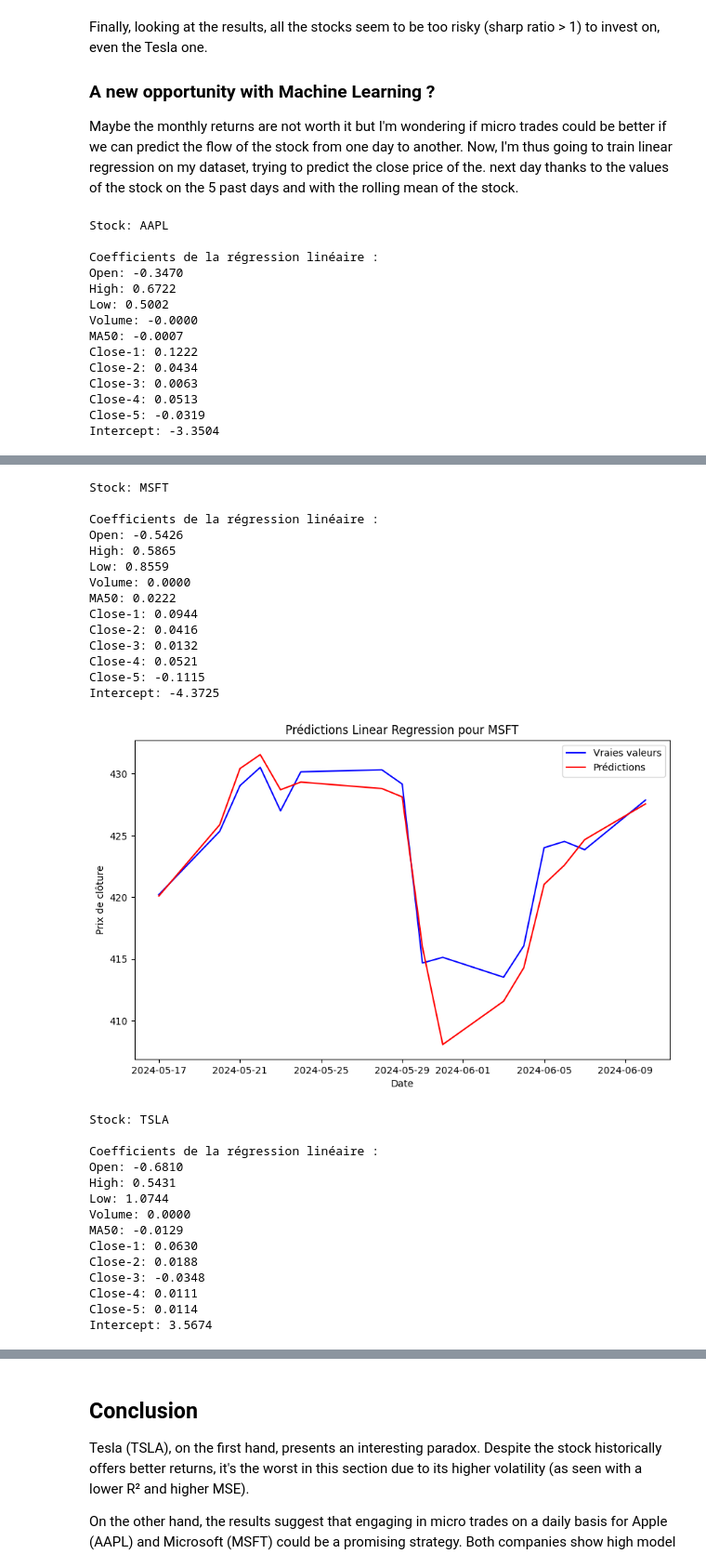
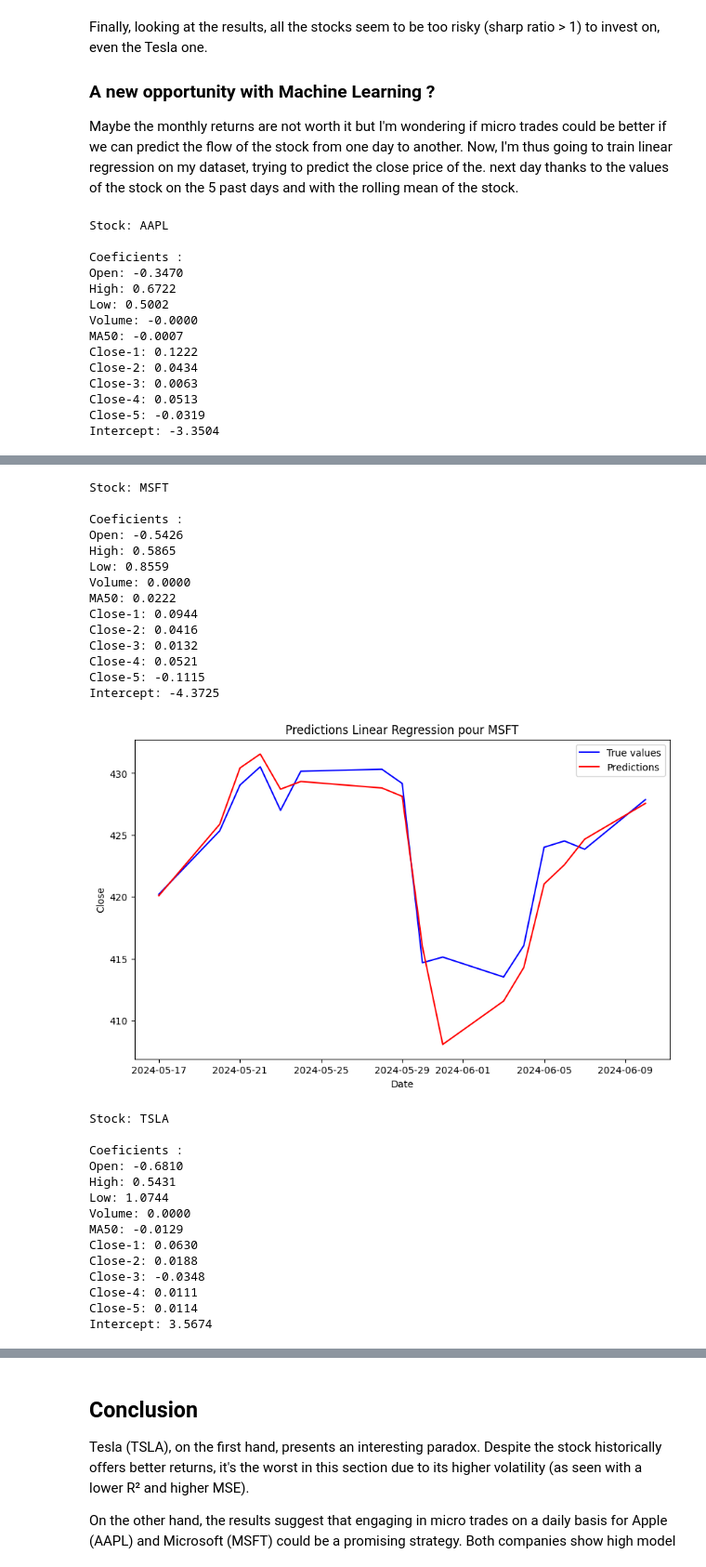
Before and after one commit to yboady/Data_Science_And_ML, a Jupyter notebook: Investment_Strategy_on_stocks.ipynb, the cells around one changed output, grey strips where cells are left out. Shown: that part at 93% size. Cells and saved outputs as stored; diff of their text form; code cells hidden in the pictures.

```diff
--- a/Investment_Strategy_on_stocks.ipynb
+++ b/Investment_Strategy_on_stocks.ipynb
@@ -192,77 +192,65 @@ def predict_stock_prices(dataframes):
     for stock, data in dataframes.items():
         print(f"Stock: {stock}")
 
-        # Calcul de la moyenne mobile sur 20 jours (correction par rapport à 50 jours dans l'exemple)
         data['MA50'] = data['Close'].rolling(window=20).mean()
 
-        # Ajout des colonnes pour les 5 derniers jours
         data['Close-1'] = data['Close'].shift(1)
         data['Close-2'] = data['Close'].shift(2)
         data['Close-3'] = data['Close'].shift(3)
         data['Close-4'] = data['Close'].shift(4)
         data['Close-5'] = data['Close'].shift(5)
 
-        # Supprimer les valeurs manquantes après avoir décalé les données
         data.dropna(inplace=True)
 
-        # Inclure les nouvelles colonnes dans X (les données d'entrée)
         X = data[['Open', 'High', 'Low', 'Volume', 'MA50', 'Close-1', 'Close-2', 'Close-3', 'Close-4', 'Close-5']]
         y = data['Close']
 
-        # Découper les données par date, 80% pour l'entraînement, 20% pour le test
         split_index = int(len(X) * 0.8)
         X_train, X_test = X.iloc[:split_index], X.iloc[split_index:]
         y_train, y_test = y.iloc[:split_index], y.iloc[split_index:]
 
-        # Définir les modèles à tester
         models = {
             'Linear Regression': LinearRegression(),
             #'SVR': SVR(kernel='rbf', C=100, gamma=0.1, epsilon=0.1),
             #'Random Forest': RandomForestRegressor(n_estimators=100, random_state=42)
         }
 
-        # Stocker les résultats de chaque modèle
         model_results = {}
         for name, model in models.items():
             model.fit(X_train, y_train)
             predictions = model.predict(X_test)
 
-            # Calcul des performances
             mse = mean_squared_error(y_test, predictions)
             r2 = r2_score(y_test, predictions)
 
             model_results[name] = {'MSE': mse, 'R²': r2}
 
-            # Imprimer les coefficients pour le modèle de régression linéaire
             if name == 'Linear Regression':
-                print("\nCoefficients de la régression linéaire :")
+                print("\nCoeficients :")
                 coef_dict = dict(zip(X.columns, model.coef_))
                 for feature, coef in coef_dict.items():
                     print(f"{feature}: {coef:.4f}")
                 print(f"Intercept: {model.intercept_:.4f}\n")
 
-            # Plot des prédictions par rapport aux vraies valeurs
             plt.figure(figsize=(10, 6))
-            plt.plot(y_test.index, y_test, label="Vraies valeurs", color='blue')
-            plt.plot(y_test.index, predictions, label="Prédictions", color='red')
-            plt.title(f"Prédictions {name} pour {stock}")
+            plt.plot(y_test.index, y_test, label="True values", color='blue')
+            plt.plot(y_test.index, predictions, label="Predictions", color='red')
+            plt.title(f"Predictions {name} pour {stock}")
             plt.xlabel("Date")
-            plt.ylabel("Prix de clôture")
+            plt.ylabel("Close")
             plt.legend()
             plt.show()
 
-        # Stocker les résultats pour chaque action
         results[stock] = model_results
 
     return results
 
-# Exécuter la fonction pour prédire les prix des actions
 results = predict_stock_prices(stockData)
 print(results)
 # %% [output]
 Stock: AAPL
 
-Coefficients de la régression linéaire :
+Coeficients :
 Open: -0.3470
 High: 0.6722
 Low: 0.5002
@@ -278,21 +266,21 @@ Intercept: -3.3504
 Stock: MSFT
 
-Coefficients de la régression linéaire :
+Coeficients :
 Open: -0.5426
 High: 0.5865
 Low: 0.8559
 Volume: 0.0000
 MA50: 0.0222
 Close-1: 0.0944
 Close-2: 0.0416
 Close-3: 0.0132
 Close-4: 0.0521
 Close-5: -0.1115
 Intercept: -4.3725
-[figure, old version]
+[figure, new version]
 Stock: TSLA
 
-Coefficients de la régression linéaire :
+Coeficients :
 Open: -0.6810
 High: 0.5431
 Low: 1.0744
```
Also changed, not shown: parts of 4 cells of this notebook.
